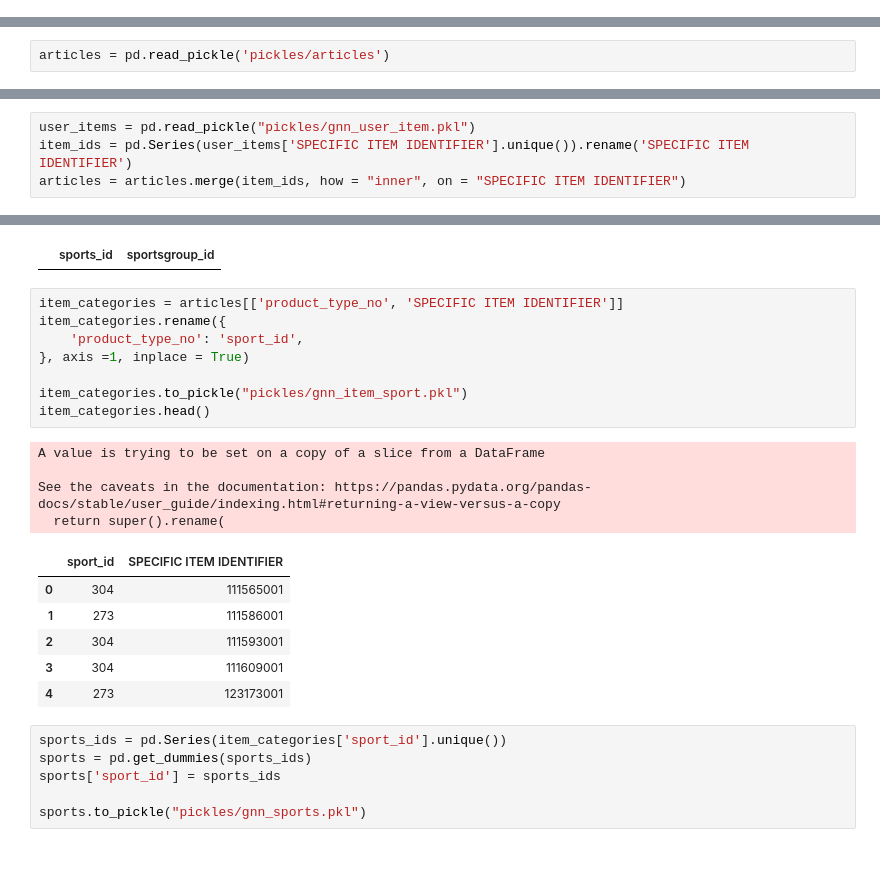
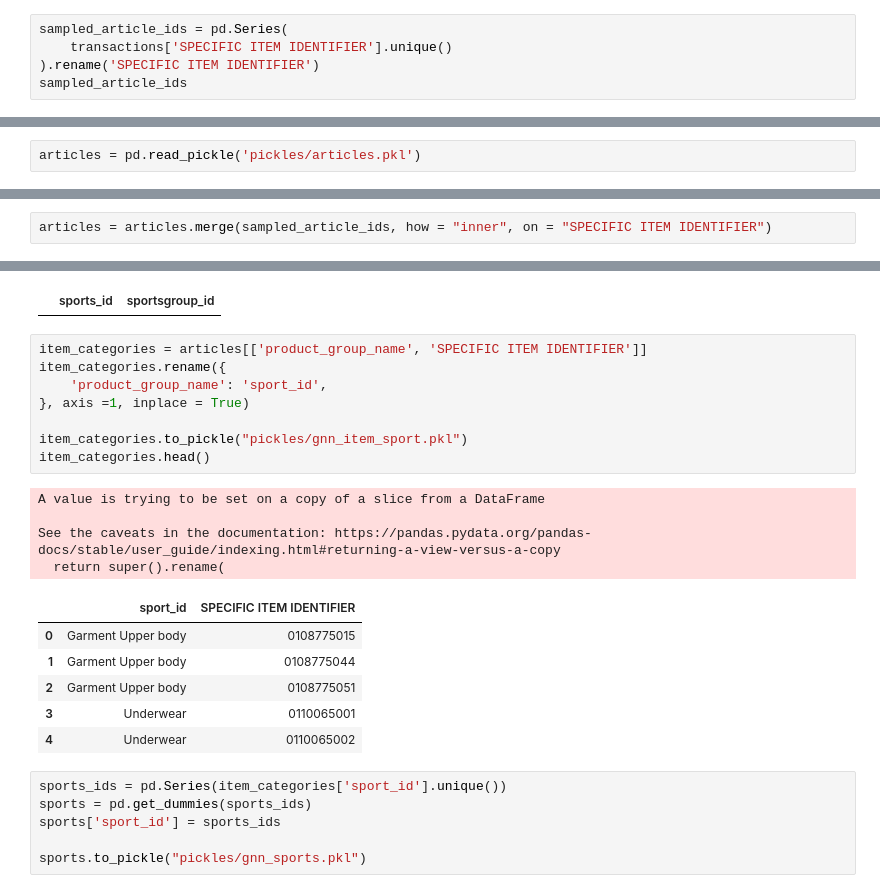
Before and after one commit to treb93/pyhm, a Jupyter notebook: prepare_gnn_data.ipynb, the cells around one changed output, grey strips where cells are left out. Drawn from its saved outputs; the diff is of its cells as text; blank space fills up the shorter version.

```diff
--- a/prepare_gnn_data.ipynb
+++ b/prepare_gnn_data.ipynb
@@ -105,3 +145,8 @@ customer_sports.head()
 |  | CUSTOMER IDENTIFIER | sport_id |
 # %% [markdown]
 ### Préparation des features Article et des Catégories
+# %%
+sampled_article_ids = pd.Series(
+    transactions['SPECIFIC ITEM IDENTIFIER'].unique()
+).rename('SPECIFIC ITEM IDENTIFIER')
+sampled_article_ids
@@ -108,13 +166,11 @@ customer_sports.head()
 # %%
-articles = pd.read_pickle('pickles/articles')
+articles = pd.read_pickle('pickles/articles.pkl')
 # %%
 articles.rename({
     "article_id": 'SPECIFIC ITEM IDENTIFIER',
 }, axis = 1, inplace = True)
-# %%
-user_items = pd.read_pickle("pickles/gnn_user_item.pkl")
-item_ids = pd.Series(user_items['SPECIFIC ITEM IDENTIFIER'].unique()).rename('SPECIFIC ITEM IDENTIFIER')
-articles = articles.merge(item_ids, how = "inner", on = "SPECIFIC ITEM IDENTIFIER")
+# %%
+articles = articles.merge(sampled_article_ids, how = "inner", on = "SPECIFIC ITEM IDENTIFIER")
 # %%
 articles['GENERAL ITEM IDENTIFIER'] = articles['product_code']
 # %%
@@ -165,24 +218,24 @@ categories_group.head()
 # %% [output]
 |  | sports_id | sportsgroup_id |
 # %%
-item_categories = articles[['product_type_no', 'SPECIFIC ITEM IDENTIFIER']]
+item_categories = articles[['product_group_name', 'SPECIFIC ITEM IDENTIFIER']]
 item_categories.rename({
-    'product_type_no': 'sport_id',
+    'product_group_name': 'sport_id',
 }, axis =1, inplace = True)
 
 item_categories.to_pickle("pickles/gnn_item_sport.pkl")
 item_categories.head()
 # %% [output]
 A value is trying to be set on a copy of a slice from a DataFrame
 
 See the caveats in the documentation: https://pandas.pydata.org/pandas-docs/stable/user_guide/indexing.html#returning-a-view-versus-a-copy
   return super().rename(
 |  | sport_id | SPECIFIC ITEM IDENTIFIER |
-| 0 | 304 | 111565001 |
-| 1 | 273 | 111586001 |
-| 2 | 304 | 111593001 |
-| 3 | 304 | 111609001 |
-| 4 | 273 | 123173001 |
+| 0 | Garment Upper body | 0108775015 |
+| 1 | Garment Upper body | 0108775044 |
+| 2 | Garment Upper body | 0108775051 |
+| 3 | Underwear | 0110065001 |
+| 4 | Underwear | 0110065002 |
 # %%
 sports_ids = pd.Series(item_categories['sport_id'].unique())
 sports = pd.get_dummies(sports_ids)
```
Also changed, not shown: parts of 39 cells of this notebook, 14 other files.
